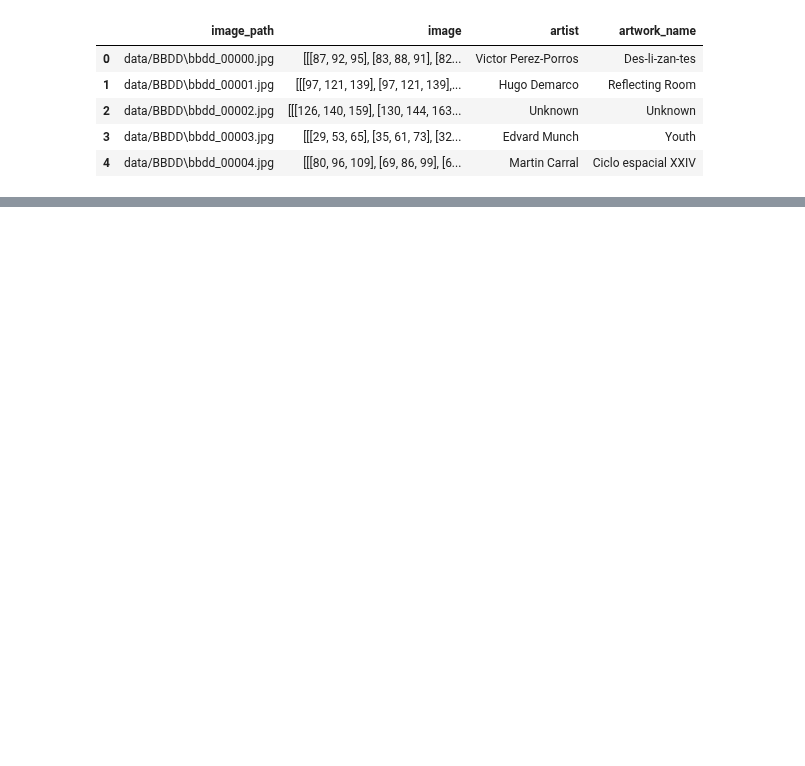
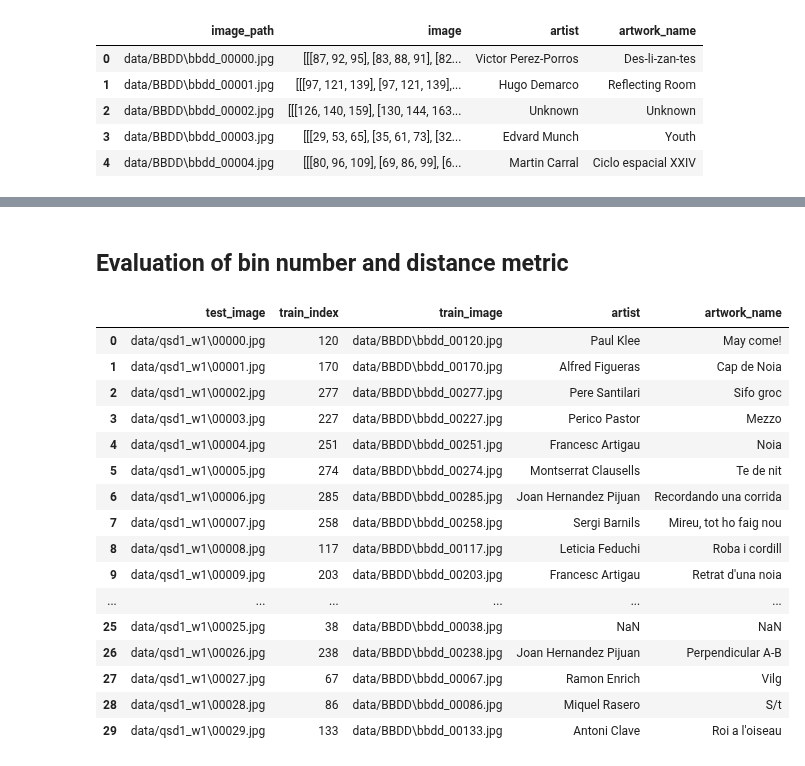
Before and after one commit to MCV-2026-C1-Project/Team-3, a Jupyter notebook: descriptors.ipynb, the cells around one changed output, grey strips where cells are left out. Saved outputs shown, nothing was run; the diff lists cells and outputs as text; code cells hidden in the pictures; blank space fills up the shorter version.

```diff
--- a/descriptors.ipynb
+++ b/descriptors.ipynb
@@ -95,0 +223,58 @@ dataset.head()
+# %% [markdown]
+## Evaluation of bin number and distance metric
+# %%
+import pickle
+
+# Load the ground-truth correspondence for each test image.
+correspondence_path = os.path.join(TEST_DIR, "gt_corresps.pkl")
+with open(correspondence_path, "rb") as file:
+    correspondences = pickle.load(file)
+
+# Each entry contains the zero-based index of the matching training image.
+correspondence_indices = [
+    match[0] if match else None
+    for match in correspondences
+]
+
+train_rows = dataset.reset_index(drop=True)
+test_rows = test_dataset[test_dataset["image_path"].notna()].reset_index(drop=True)
+
+correspondence_table = pd.DataFrame({
+    "test_image": test_rows["image_path"],
+    "train_index": correspondence_indices,
+})
+correspondence_table["train_image"] = correspondence_table["train_index"].apply(
+    lambda index: train_rows.iloc[int(index)]["image_path"]
+    if index is not None and 0 <= index < len(train_rows)
+    else None
+)
+correspondence_table["artist"] = correspondence_table["train_index"].apply(
+    lambda index: train_rows.iloc[int(index)]["artist"]
+    if index is not None and 0 <= index < len(train_rows)
+    else None
+)
+correspondence_table["artwork_name"] = correspondence_table["train_index"].apply(
+    lambda index: train_rows.iloc[int(index)]["artwork_name"]
+    if index is not None and 0 <= index < len(train_rows)
+    else None
+)
+
+correspondence_table
+# %% [output]
+|  | test_image | train_index | train_image | artist | artwork_name |
+| 0 | data/qsd1_w1\00000.jpg | 120 | data/BBDD\bbdd_00120.jpg | Paul Klee | May come! |
+| 1 | data/qsd1_w1\00001.jpg | 170 | data/BBDD\bbdd_00170.jpg | Alfred Figueras | Cap de Noia |
+| 2 | data/qsd1_w1\00002.jpg | 277 | data/BBDD\bbdd_00277.jpg | Pere Santilari | Sifo groc |
+| 3 | data/qsd1_w1\00003.jpg | 227 | data/BBDD\bbdd_00227.jpg | Perico Pastor | Mezzo |
+| 4 | data/qsd1_w1\00004.jpg | 251 | data/BBDD\bbdd_00251.jpg | Francesc Artigau | Noia |
+| 5 | data/qsd1_w1\00005.jpg | 274 | data/BBDD\bbdd_00274.jpg | Montserrat Clausells | Te de nit |
+| 6 | data/qsd1_w1\00006.jpg | 285 | data/BBDD\bbdd_00285.jpg | Joan Hernandez Pijuan | Recordando una corrida |
+| 7 | data/qsd1_w1\00007.jpg | 258 | data/BBDD\bbdd_00258.jpg | Sergi Barnils | Mireu, tot ho faig nou |
+| 8 | data/qsd1_w1\00008.jpg | 117 | data/BBDD\bbdd_00117.jpg | Leticia Feduchi | Roba i cordill |
+| 9 | data/qsd1_w1\00009.jpg | 203 | data/BBDD\bbdd_00203.jpg | Francesc Artigau | Retrat d'una noia |
+| ... | ... | ... | ... | ... | ... |
+| 25 | data/qsd1_w1\00025.jpg | 38 | data/BBDD\bbdd_00038.jpg | NaN | NaN |
+| 26 | data/qsd1_w1\00026.jpg | 238 | data/BBDD\bbdd_00238.jpg | Joan Hernandez Pijuan | Perpendicular A-B |
+| 27 | data/qsd1_w1\00027.jpg | 67 | data/BBDD\bbdd_00067.jpg | Ramon Enrich | Vilg |
+| 28 | data/qsd1_w1\00028.jpg | 86 | data/BBDD\bbdd_00086.jpg | Miquel Rasero | S/t |
+| 29 | data/qsd1_w1\00029.jpg | 133 | data/BBDD\bbdd_00133.jpg | Antoni Clave | Roi a l'oiseau |
```
Also changed, not shown: parts of 14 cells of this notebook.
